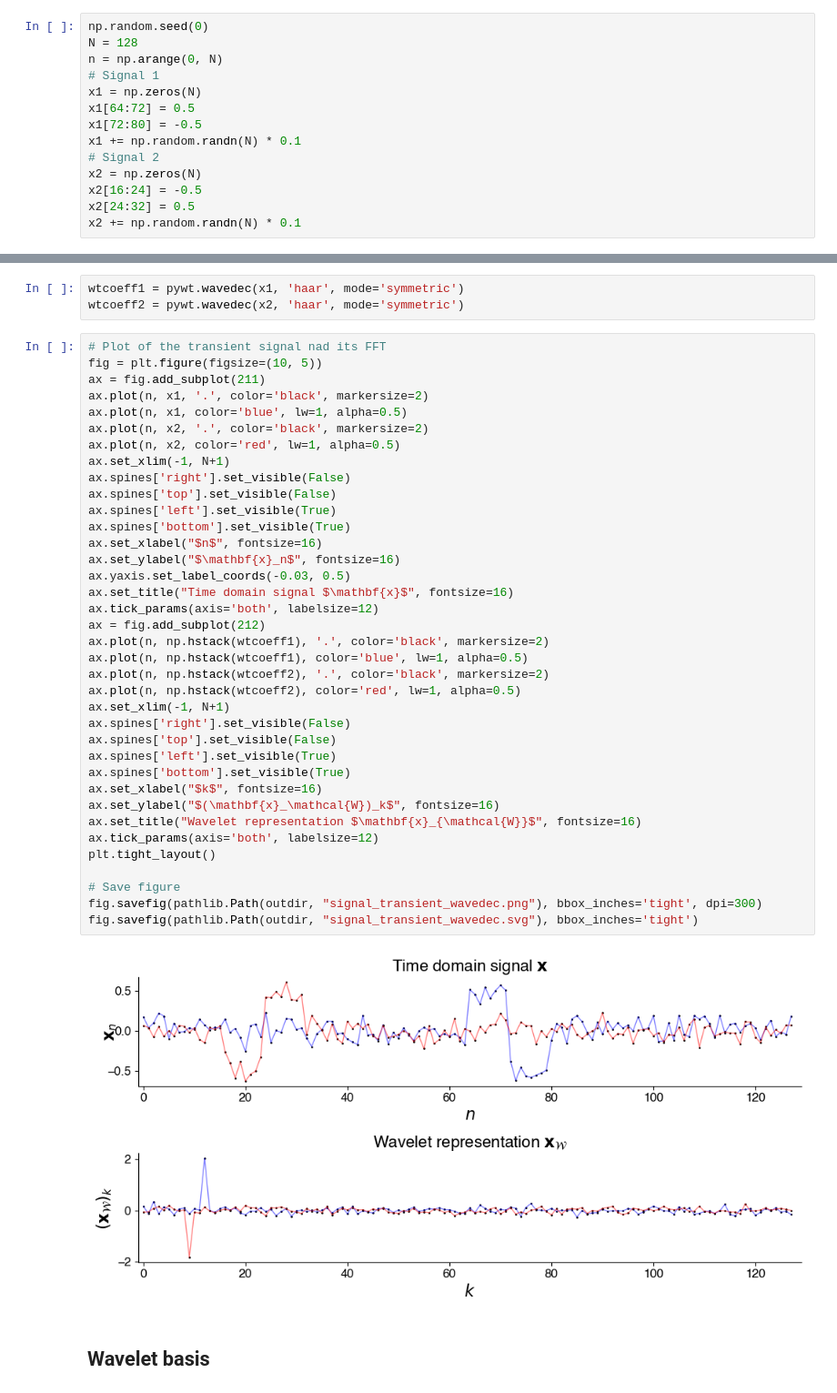
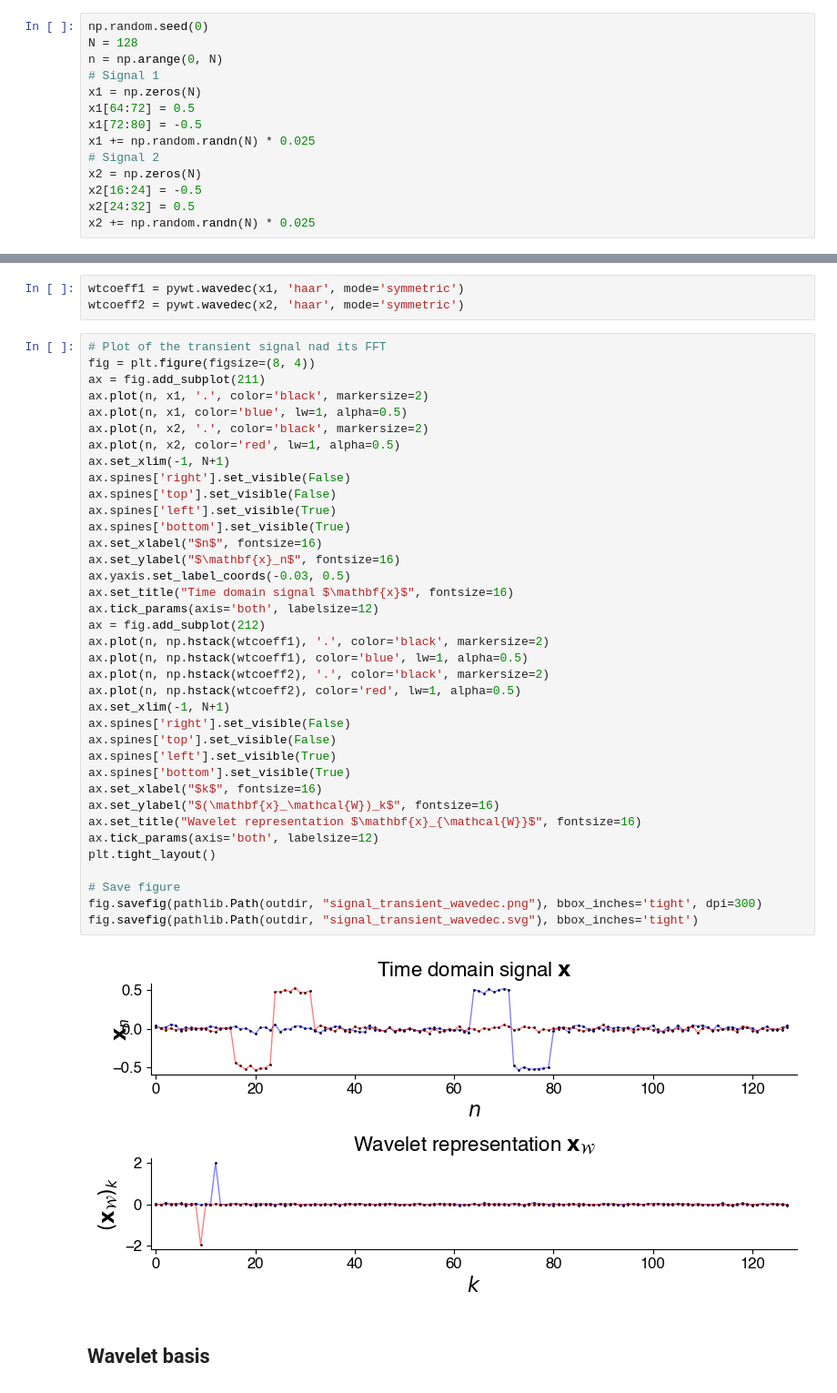
Before and after one commit to siva82kb/alada, a Jupyter notebook: analysis/signalprocessing/signal_processing.ipynb, the cells around one changed output, grey strips where cells are left out. Shown at 91% size. Cells and saved outputs as stored; diff of their text form.

```diff
--- a/analysis/signalprocessing/signal_processing.ipynb
+++ b/analysis/signalprocessing/signal_processing.ipynb
@@ -235,12 +234,12 @@ n = np.arange(0, N)
 x1 = np.zeros(N)
 x1[64:72] = 0.5
 x1[72:80] = -0.5
-x1 += np.random.randn(N) * 0.1
+x1 += np.random.randn(N) * 0.025
 # Signal 2
 x2 = np.zeros(N)
 x2[16:24] = -0.5
 x2[24:32] = 0.5
-x2 += np.random.randn(N) * 0.1
+x2 += np.random.randn(N) * 0.025
 # %%
 # Plot of the transient signal nad its FFT
 fig = plt.figure(figsize=(8, 6))
@@ -303,7 +302,7 @@ wtcoeff1 = pywt.wavedec(x1, 'haar', mode='symmetric')
 wtcoeff2 = pywt.wavedec(x2, 'haar', mode='symmetric')
 # %%
 # Plot of the transient signal nad its FFT
-fig = plt.figure(figsize=(10, 5))
+fig = plt.figure(figsize=(8, 4))
 ax = fig.add_subplot(211)
 ax.plot(n, x1, '.', color='black', markersize=2)
 ax.plot(n, x1, color='blue', lw=1, alpha=0.5)
@@ -312,34 +311,34 @@ ax.plot(n, x2, color='red', lw=1, alpha=0.5)
 ax.set_xlim(-1, N+1)
 ax.spines['right'].set_visible(False)
 ax.spines['top'].set_visible(False)
 ax.spines['left'].set_visible(True)
 ax.spines['bottom'].set_visible(True)
 ax.set_xlabel("$n$", fontsize=16)
 ax.set_ylabel("$\mathbf{x}_n$", fontsize=16)
 ax.yaxis.set_label_coords(-0.03, 0.5)
 ax.set_title("Time domain signal $\mathbf{x}$", fontsize=16)
 ax.tick_params(axis='both', labelsize=12)
 ax = fig.add_subplot(212)
 ax.plot(n, np.hstack(wtcoeff1), '.', color='black', markersize=2)
 ax.plot(n, np.hstack(wtcoeff1), color='blue', lw=1, alpha=0.5)
 ax.plot(n, np.hstack(wtcoeff2), '.', color='black', markersize=2)
 ax.plot(n, np.hstack(wtcoeff2), color='red', lw=1, alpha=0.5)
 ax.set_xlim(-1, N+1)
 ax.spines['right'].set_visible(False)
 ax.spines['top'].set_visible(False)
 ax.spines['left'].set_visible(True)
 ax.spines['bottom'].set_visible(True)
 ax.set_xlabel("$k$", fontsize=16)
 ax.set_ylabel("$(\mathbf{x}_\mathcal{W})_k$", fontsize=16)
 ax.set_title("Wavelet representation $\mathbf{x}_{\mathcal{W}}$", fontsize=16)
 ax.tick_params(axis='both', labelsize=12)
 plt.tight_layout()
 
 # Save figure
 fig.savefig(pathlib.Path(outdir, "signal_transient_wavedec.png"), bbox_inches='tight', dpi=300)
 fig.savefig(pathlib.Path(outdir, "signal_transient_wavedec.svg"), bbox_inches='tight')
 # %% [output]
-[figure, old version]
+[figure, new version]
 # %% [markdown]
 ## Wavelet basis
 # %%
```
Also changed, not shown: parts of 25 cells of this notebook, 13 other files.
